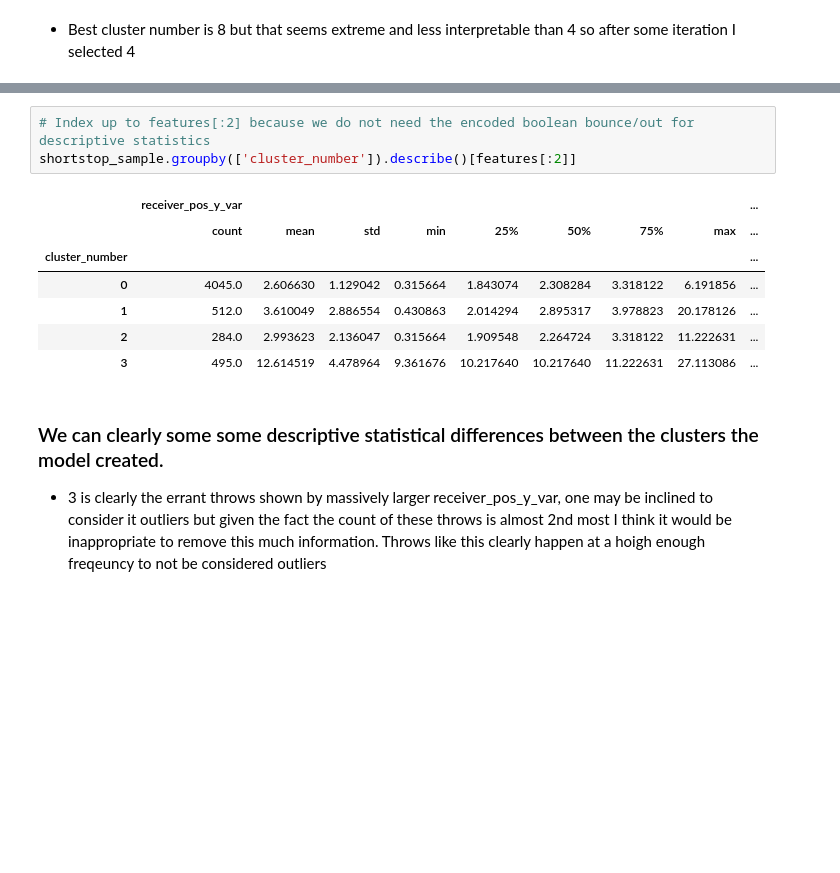
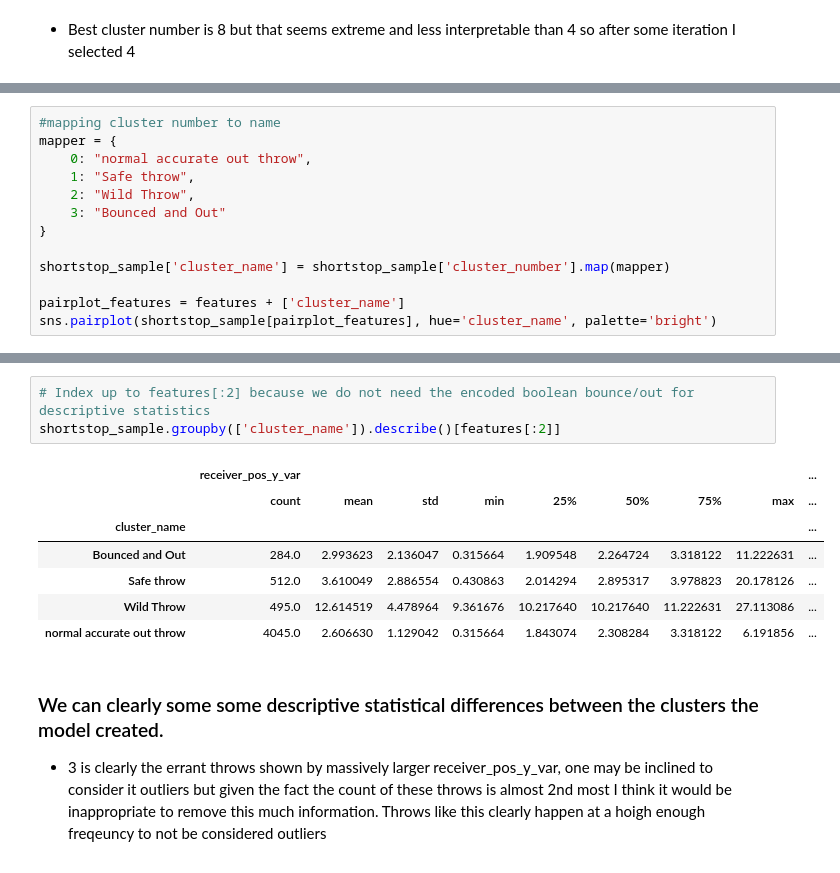
Before and after one commit to jaredap1995/LeetCode, a Jupyter notebook: Interview_Prep_Assignments/Detroit_Tigers_R&D_Analyst/KC_Royals/modelling_assignment.ipynb, the cells around one changed output, grey strips where cells are left out. Saved outputs shown, nothing was run; the diff lists cells and outputs as text; blank space fills up the shorter version.

```diff
--- a/Interview_Prep_Assignments/Detroit_Tigers_R&D_Analyst/KC_Royals/modelling_assignment.ipynb
+++ b/Interview_Prep_Assignments/Detroit_Tigers_R&D_Analyst/KC_Royals/modelling_assignment.ipynb
@@ -326,0 +330,13 @@ sns.pairplot(smaller_sample[pairplot_features], hue='cluster_number', palette='b
+# %%
+#mapping cluster number to name
+mapper = {
+    0: "normal accurate out throw",
+    1: "Safe throw",
+    2: "Wild Throw",
+    3: "Bounced and Out"
+}
+
+shortstop_sample['cluster_name'] = shortstop_sample['cluster_number'].map(mapper)
+
+pairplot_features = features + ['cluster_name']
+sns.pairplot(shortstop_sample[pairplot_features], hue='cluster_name', palette='bright')
@@ -327,14 +346,14 @@ sns.pairplot(smaller_sample[pairplot_features], hue='cluster_number', palette='b
 # %%
 # Index up to features[:2] because we do not need the encoded boolean bounce/out for descriptive statistics
-shortstop_sample.groupby(['cluster_number']).describe()[features[:2]]
+shortstop_sample.groupby(['cluster_name']).describe()[features[:2]]
 # %% [output]
 |  | receiver_pos_y_var |  |  |  |  |  |  |  | ... |
 |  | count | mean | std | min | 25% | 50% | 75% | max | ... |
-| cluster_number |  |  |  |  |  |  |  |  | ... |
-| 0 | 4045.0 | 2.606630 | 1.129042 | 0.315664 | 1.843074 | 2.308284 | 3.318122 | 6.191856 | ... |
-| 1 | 512.0 | 3.610049 | 2.886554 | 0.430863 | 2.014294 | 2.895317 | 3.978823 | 20.178126 | ... |
-| 2 | 284.0 | 2.993623 | 2.136047 | 0.315664 | 1.909548 | 2.264724 | 3.318122 | 11.222631 | ... |
-| 3 | 495.0 | 12.614519 | 4.478964 | 9.361676 | 10.217640 | 10.217640 | 11.222631 | 27.113086 | ... |
+| cluster_name |  |  |  |  |  |  |  |  | ... |
+| Bounced and Out | 284.0 | 2.993623 | 2.136047 | 0.315664 | 1.909548 | 2.264724 | 3.318122 | 11.222631 | ... |
+| Safe throw | 512.0 | 3.610049 | 2.886554 | 0.430863 | 2.014294 | 2.895317 | 3.978823 | 20.178126 | ... |
+| Wild Throw | 495.0 | 12.614519 | 4.478964 | 9.361676 | 10.217640 | 10.217640 | 11.222631 | 27.113086 | ... |
+| normal accurate out throw | 4045.0 | 2.606630 | 1.129042 | 0.315664 | 1.843074 | 2.308284 | 3.318122 | 6.191856 | ... |
 # %% [markdown]
 ### We can clearly some some descriptive statistical differences between the clusters the model created.
 
```
Also changed, not shown: parts of 23 cells of this notebook, 3 other files.
